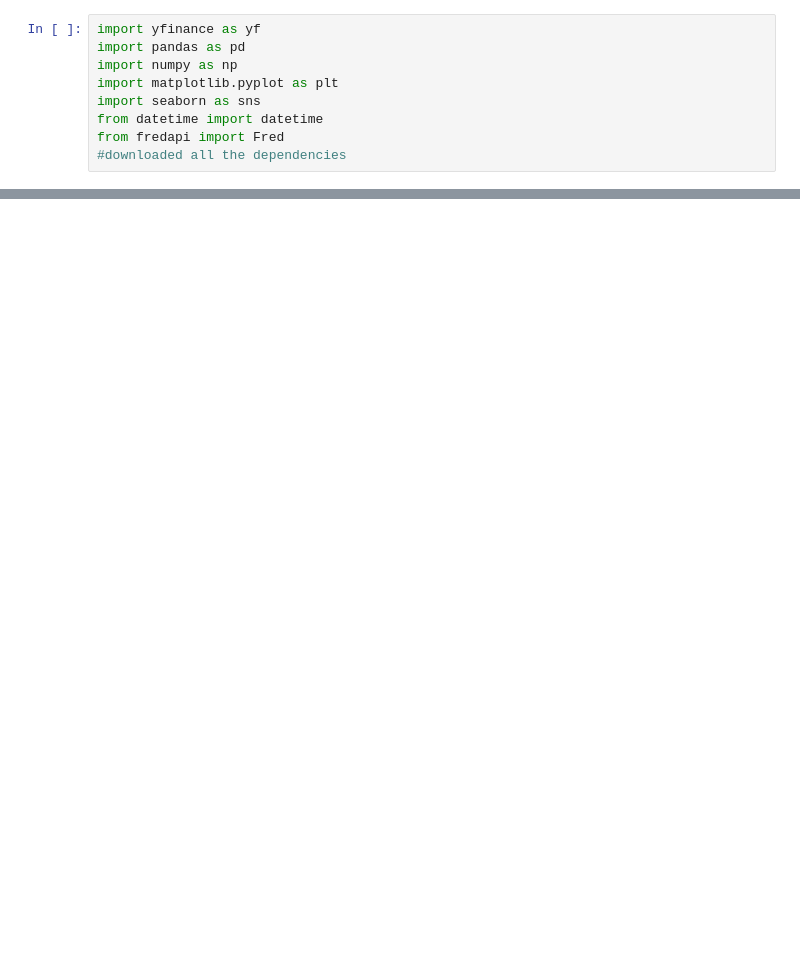
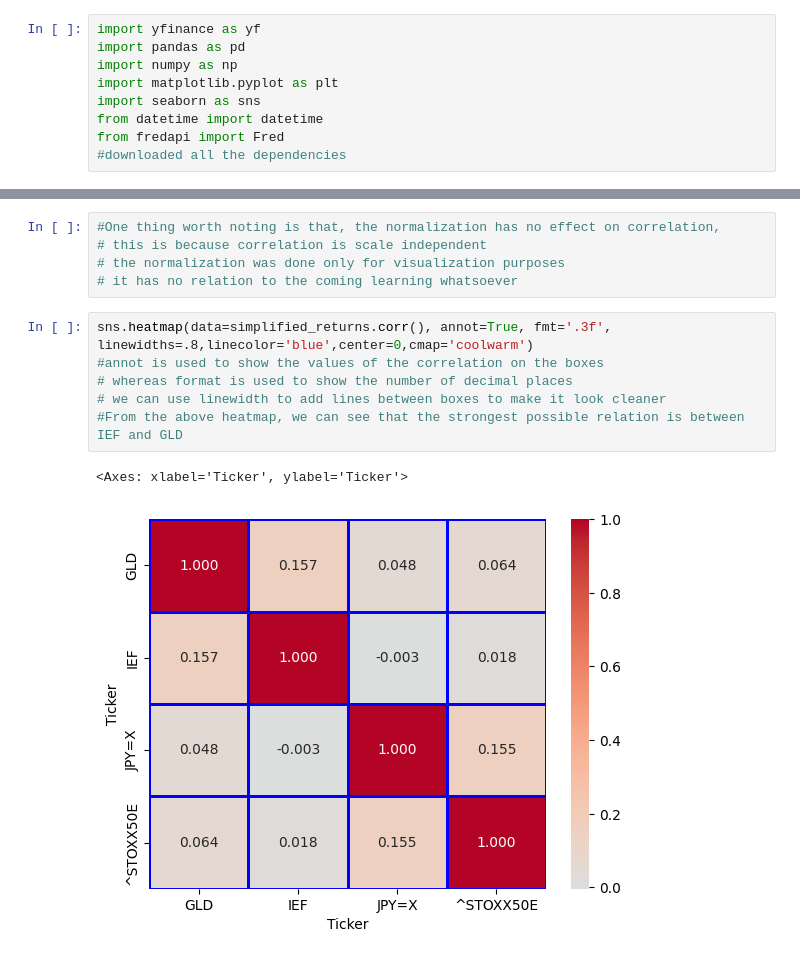
Before and after one commit to skanda137/heatmap, a Jupyter notebook: correlation.ipynb, the cells around one changed output, grey strips where cells are left out. Drawn from its saved outputs; the diff is of its cells as text; blank space fills up the shorter version.

```diff
--- a/correlation.ipynb
+++ b/correlation.ipynb
@@ -123,0 +139,14 @@ Date
+# %%
+#One thing worth noting is that, the normalization has no effect on correlation,
+# this is because correlation is scale independent
+# the normalization was done only for visualization purposes
+# it has no relation to the coming learning whatsoever
+# %%
+sns.heatmap(data=simplified_returns.corr(), annot=True, fmt='.3f', linewidths=.8,linecolor='blue',center=0,cmap='coolwarm')
+#annot is used to show the values of the correlation on the boxes
+# whereas format is used to show the number of decimal places
+# we can use linewidth to add lines between boxes to make it look cleaner
+#From the above heatmap, we can see that the strongest possible relation is between IEF and GLD
+# %% [output]
+<Axes: xlabel='Ticker', ylabel='Ticker'>
+[figure, added]
```
Also changed, not shown: parts of 10 cells of this notebook.
